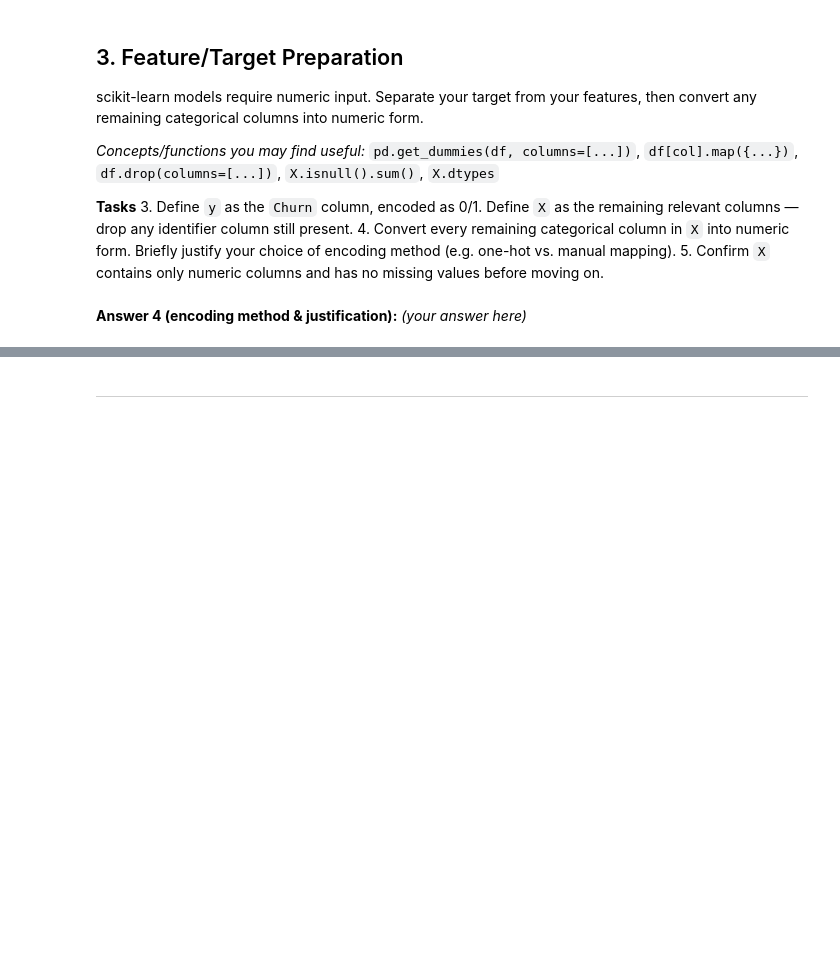
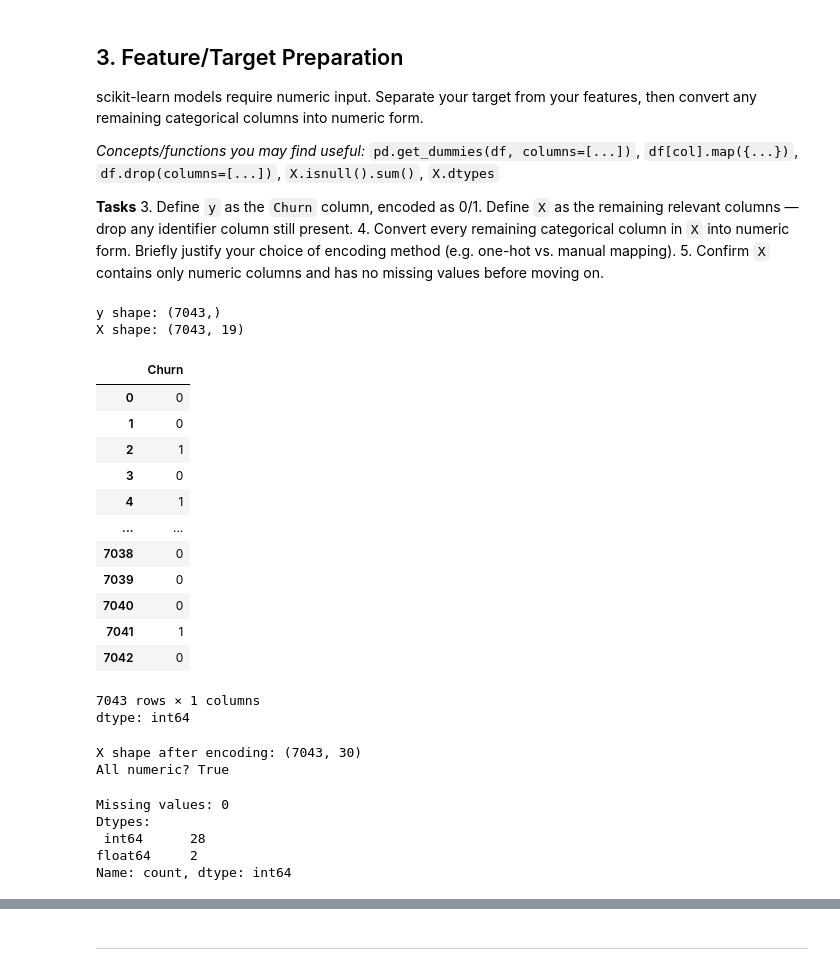
Before and after one commit to Cato-8/Customer-Churn-Analysis, a Jupyter notebook: Lab3_Decision_Tree_Template.ipynb, the cells around one changed output, grey strips where cells are left out. Drawn from its saved outputs; the diff is of its cells as text; code cells hidden in the pictures; blank space fills up the shorter version.

```diff
--- a/Lab3_Decision_Tree_Template.ipynb
+++ b/Lab3_Decision_Tree_Template.ipynb
@@ -78,5 +109,50 @@ scikit-learn models require numeric input. Separate your target from your featur
+# %%
+# Task 3 — define y and X
+# Define target
+df['Churn'] = df['Churn'].map({'Yes': 1, 'No': 0})
+y = df['Churn']
+
+# Define features
+X = df.drop(columns=['Churn'])
+print("y shape:", y.shape)
+print("X shape:", X.shape)
+# %% [output]
+y shape: (7043,)
+X shape: (7043, 19)
+# %%
+y
+# %% [output]
+|  | Churn |
+| 0 | 0 |
+| 1 | 0 |
+| 2 | 1 |
+| 3 | 0 |
+| 4 | 1 |
+| ... | ... |
+| 7038 | 0 |
+| 7039 | 0 |
+| 7040 | 0 |
+| 7041 | 1 |
+| 7042 | 0 |
+7043 rows × 1 columns
+dtype: int64
+# %%
+# Task 4 — encode categorical columns in X
+# One-hot encode categorical columns
+X=df.drop(columns=['Churn'])
+X = pd.get_dummies(X, drop_first=True, dtype=int)
+print("X shape after encoding:", X.shape)
+print("All numeric?", all(X.dtypes != 'object'))
+# %% [output]
+X shape after encoding: (7043, 30)
+All numeric? True
 # %%
 # Task 5 — confirm X is fully numeric with no missing values
+print("Missing values:", X.isnull().sum().sum())
+print("Dtypes:\n", X.dtypes.value_counts())
+# %% [output]
+Missing values: 0
+Dtypes:
+ int64      28
+float64     2
+Name: count, dtype: int64
-# %% [markdown]
-**Answer 4 (encoding method & justification):**
-_(your answer here)_
```
Also changed, not shown: parts of 48 cells of this notebook.
